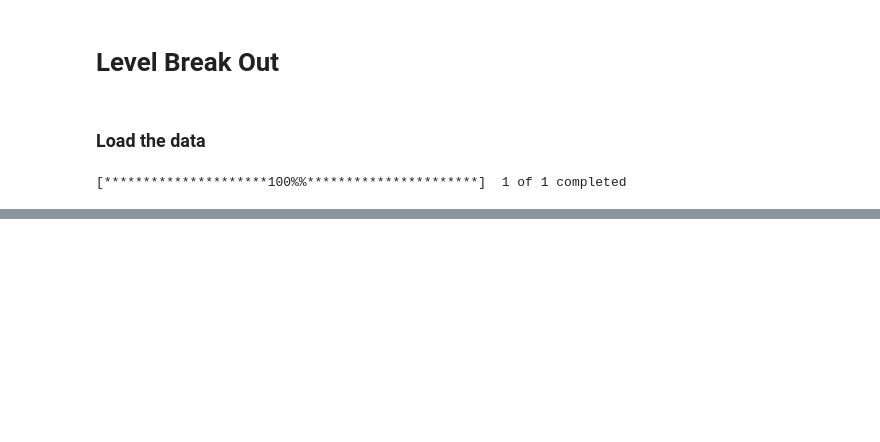
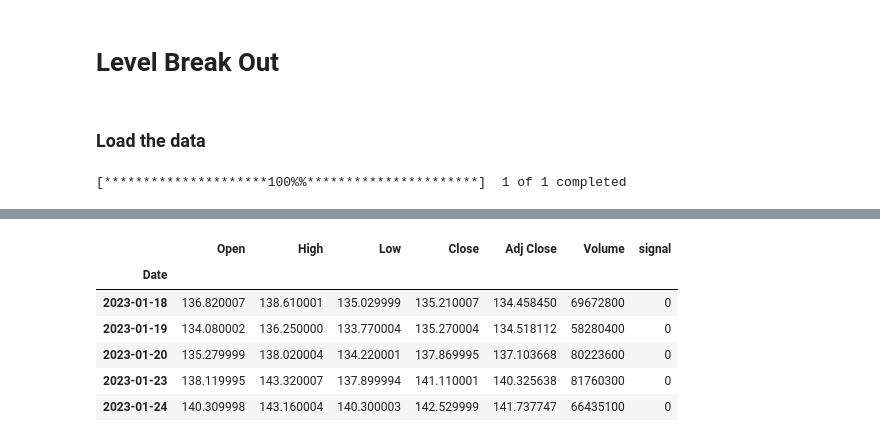
Before and after one commit to MontgomeryG/g3p2, a Jupyter notebook: signals.ipynb, the cells around one changed output, grey strips where cells are left out. Cells and saved outputs as stored; diff of their text form; code cells hidden in the pictures; blank space fills up the shorter version.

```diff
--- a/signals.ipynb
+++ b/signals.ipynb
@@ -122,3 +122,14 @@ df
+# %%
+df.set_index('Date', inplace=True)
+df.head()
+# %% [output]
+|  | Open | High | Low | Close | Adj Close | Volume | signal |
+| Date |  |  |  |  |  |  |  |
+| 2023-01-18 | 136.820007 | 138.610001 | 135.029999 | 135.210007 | 134.458450 | 69672800 | 0 |
+| 2023-01-19 | 134.080002 | 136.250000 | 133.770004 | 135.270004 | 134.518112 | 58280400 | 0 |
+| 2023-01-20 | 135.279999 | 138.020004 | 134.220001 | 137.869995 | 137.103668 | 80223600 | 0 |
+| 2023-01-23 | 138.119995 | 143.320007 | 137.899994 | 141.110001 | 140.325638 | 81760300 | 0 |
+| 2023-01-24 | 140.309998 | 143.160004 | 140.300003 | 142.529999 | 141.737747 | 66435100 | 0 |
 # %%
 # Export to csv
 df.to_csv('signals_appl.csv', index=True)
```
Also changed, not shown: parts of 5 cells of this notebook, 2 other files.
